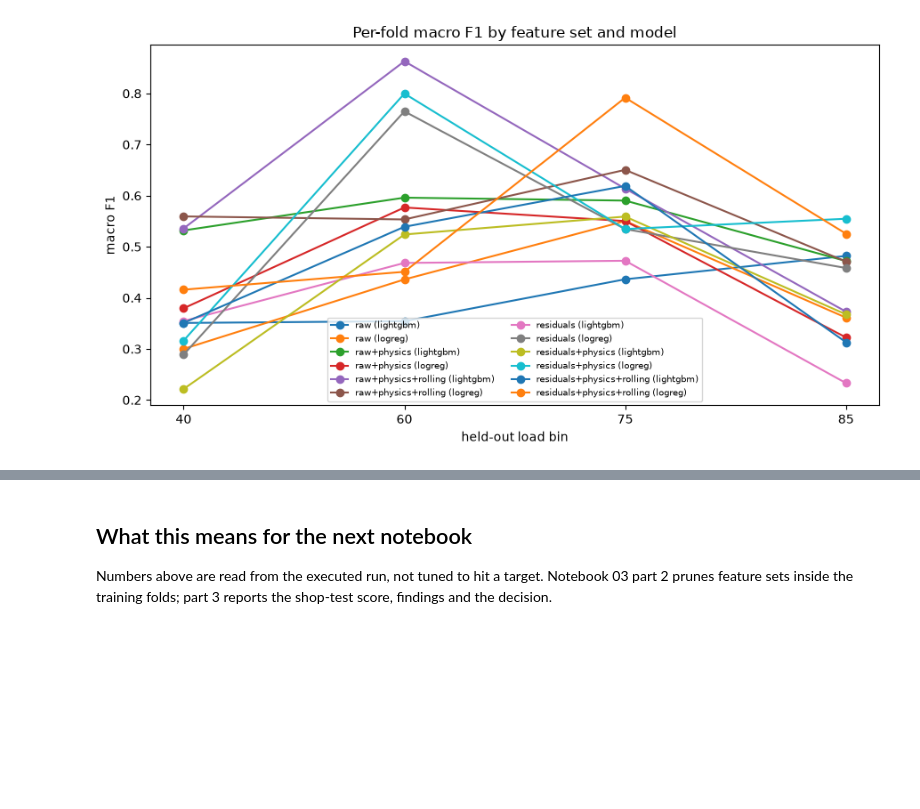
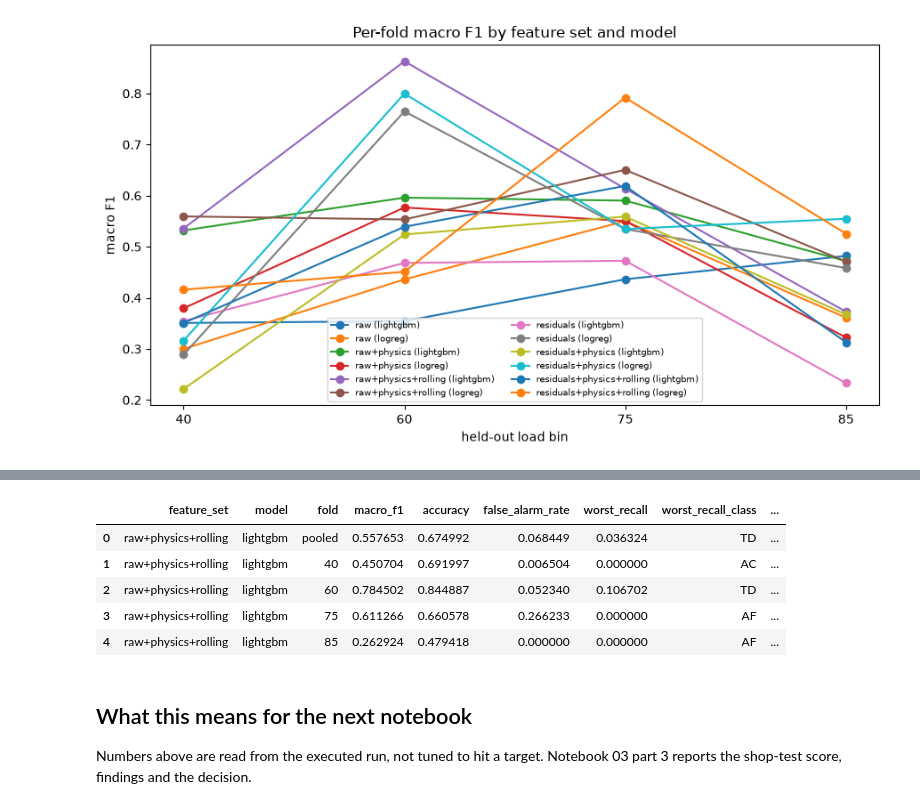
Before and after one commit to MrNahadi/KeyFrame, a Jupyter notebook: notebooks/03_feature_engineering.ipynb, the cells around one changed output, grey strips where cells are left out. Cells and saved outputs as stored; diff of their text form; code cells hidden in the pictures; blank space fills up the shorter version.

Commit message:
feat(T-007): pruning results and notebook for feature 05

```diff
--- a/notebooks/03_feature_engineering.ipynb
+++ b/notebooks/03_feature_engineering.ipynb
@@ -103,6 +111,33 @@ plt.show()
+# %%
+best_feature_set, best_model = pooled.iloc[0][["feature_set", "model"]]
+best_feature_set, best_model = str(best_feature_set), str(best_model)
+
+pruning_predictions = experiments.load_pruning(best_feature_set, best_model)
+dropped_by_fold = pruning_predictions.groupby("fold")["dropped_feature"].first()
+pruning_rows = []
+for fold, dropped in dropped_by_fold.items():
+    fold_predictions = pruning_predictions[pruning_predictions["fold"] == fold]
+    row = evaluate.summarise(fold_predictions).iloc[0].to_dict()
+    row["fold"] = fold
+    row["dropped_features"] = dropped
+    pruning_rows.append(row)
+pooled_dropped = sorted(set().union(*[d.split(",") if d else [] for d in dropped_by_fold]))
+pooled_row = evaluate.summarise(pruning_predictions).iloc[0].to_dict()
+pooled_row["dropped_features"] = ",".join(pooled_dropped)
+pruning_results = pd.DataFrame([pooled_row, *pruning_rows])
+pruning_results.insert(0, "feature_set", best_feature_set)
+pruning_results.insert(1, "model", best_model)
+evaluate.log_results("03_pruning", pruning_results)
+pruning_results
+# %% [output]
+|  | feature_set | model | fold | macro_f1 | accuracy | false_alarm_rate | worst_recall | worst_recall_class | ... |
+| 0 | raw+physics+rolling | lightgbm | pooled | 0.557653 | 0.674992 | 0.068449 | 0.036324 | TD | ... |
+| 1 | raw+physics+rolling | lightgbm | 40 | 0.450704 | 0.691997 | 0.006504 | 0.000000 | AC | ... |
+| 2 | raw+physics+rolling | lightgbm | 60 | 0.784502 | 0.844887 | 0.052340 | 0.106702 | TD | ... |
+| 3 | raw+physics+rolling | lightgbm | 75 | 0.611266 | 0.660578 | 0.266233 | 0.000000 | AF | ... |
+| 4 | raw+physics+rolling | lightgbm | 85 | 0.262924 | 0.479418 | 0.000000 | 0.000000 | AF | ... |
 # %% [markdown]
 ## What this means for the next notebook
 
 Numbers above are read from the executed run, not tuned to hit a target.
-Notebook 03 part 2 prunes feature sets inside the training folds; part 3
-reports the shop-test score, findings and the decision.
+Notebook 03 part 3 reports the shop-test score, findings and the decision.
```
Also changed, not shown: parts of 1 cell of this notebook, 3 other files.
